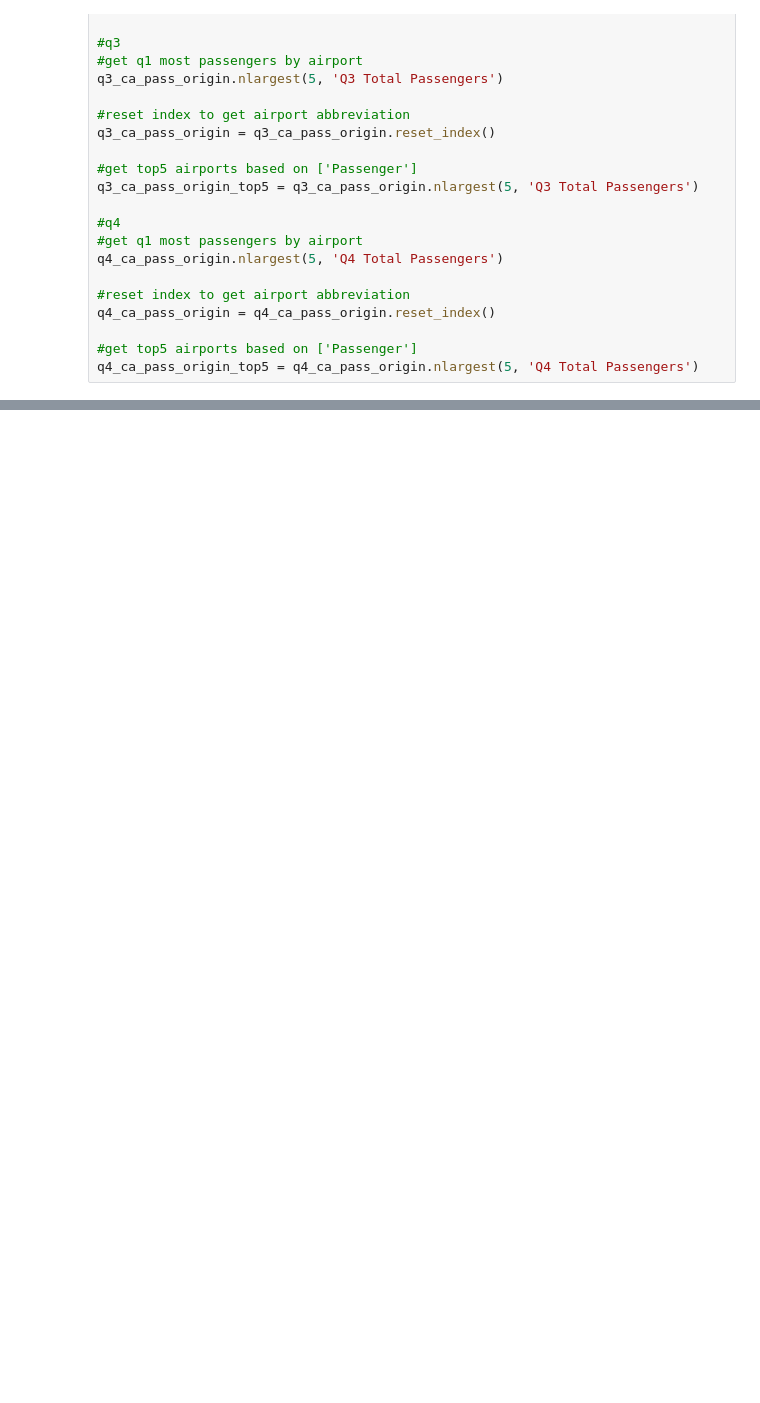
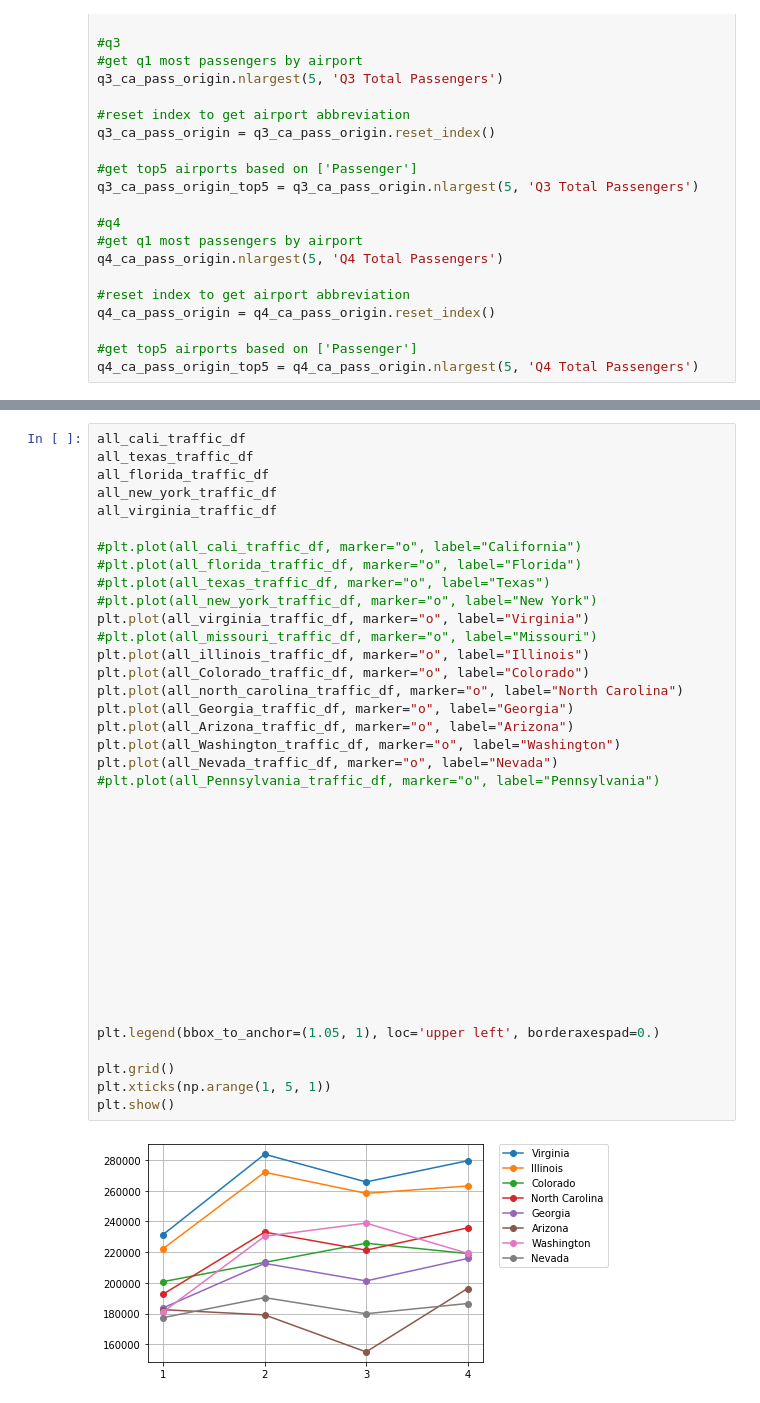
Before and after one commit to feelingrimm/DataProject1_Repo, a Jupyter notebook: condensed_code_AlF.ipynb, the cells around one changed output, grey strips where cells are left out. Drawn from its saved outputs; the diff is of its cells as text; blank space fills up the shorter version.

```diff
--- a/condensed_code_AlF.ipynb
+++ b/condensed_code_AlF.ipynb
@@ -792,0 +975,41 @@ q4_ca_pass_origin_top5 = q4_ca_pass_origin.nlargest(5, 'Q4 Total Passengers')
+# %%
+all_cali_traffic_df
+all_texas_traffic_df
+all_florida_traffic_df
+all_new_york_traffic_df
+all_virginia_traffic_df
+
+#plt.plot(all_cali_traffic_df, marker="o", label="California")
+#plt.plot(all_florida_traffic_df, marker="o", label="Florida")
+#plt.plot(all_texas_traffic_df, marker="o", label="Texas")
+#plt.plot(all_new_york_traffic_df, marker="o", label="New York")
+plt.plot(all_virginia_traffic_df, marker="o", label="Virginia")
+#plt.plot(all_missouri_traffic_df, marker="o", label="Missouri")
+plt.plot(all_illinois_traffic_df, marker="o", label="Illinois")
+plt.plot(all_Colorado_traffic_df, marker="o", label="Colorado")
+plt.plot(all_north_carolina_traffic_df, marker="o", label="North Carolina")
+plt.plot(all_Georgia_traffic_df, marker="o", label="Georgia")
+plt.plot(all_Arizona_traffic_df, marker="o", label="Arizona")
+plt.plot(all_Washington_traffic_df, marker="o", label="Washington")
+plt.plot(all_Nevada_traffic_df, marker="o", label="Nevada")
+#plt.plot(all_Pennsylvania_traffic_df, marker="o", label="Pennsylvania")
+
+
+
+
+
+
+
+
+
+
+
+
+
+plt.legend(bbox_to_anchor=(1.05, 1), loc='upper left', borderaxespad=0.)
+
+plt.grid()
+plt.xticks(np.arange(1, 5, 1))
+plt.show()
+# %% [output]
+[figure, added]
```
Also changed, not shown: parts of 9 cells of this notebook.
